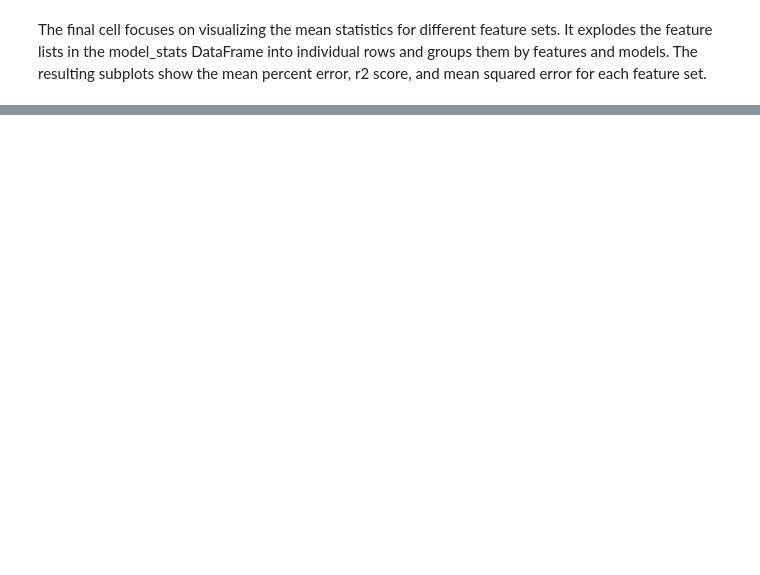
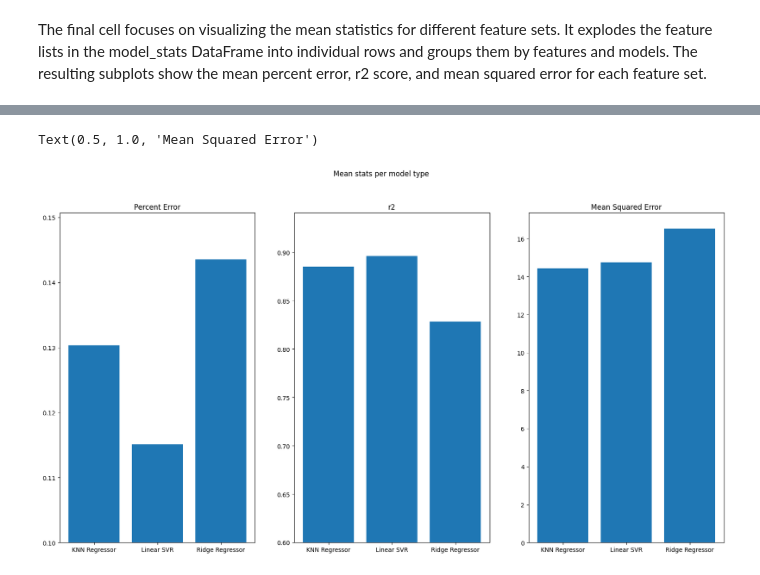
Before and after one commit to York-Solutions-B2E/Regression_Project, a Jupyter notebook: matt_asmi_noel.ipynb, the cells around one changed output, grey strips where cells are left out. Saved outputs shown, nothing was run; the diff lists cells and outputs as text; code cells hidden in the pictures; blank space fills up the shorter version.

```diff
--- a/matt_asmi_noel.ipynb
+++ b/matt_asmi_noel.ipynb
@@ -152 +197,21 @@ The final cell focuses on visualizing the mean statistics for different feature
+# %%
+plt.figure(figsize=(20, 10))
+plt.suptitle("Mean stats per model type")
+
+plt.subplot(1, 3, 1)
+plt.bar(results_df['Model'], results_df['mean_absolute_percentage'])
+plt.ylim(0.1)
+plt.title("Percent Error")
+
+plt.subplot(1, 3, 2)
+plt.bar(results_df['Model'], results_df['r2'])
+plt.ylim(0.6)
+plt.title("r2")
+
+plt.subplot(1, 3, 3)
+plt.bar(results_df['Model'], results_df['MSE'])
+plt.title("Mean Squared Error")
+# %% [output]
+Text(0.5, 1.0, 'Mean Squared Error')
+[figure, added]
 # %%
```
Also changed, not shown: parts of 14 cells of this notebook, 1 other file.
